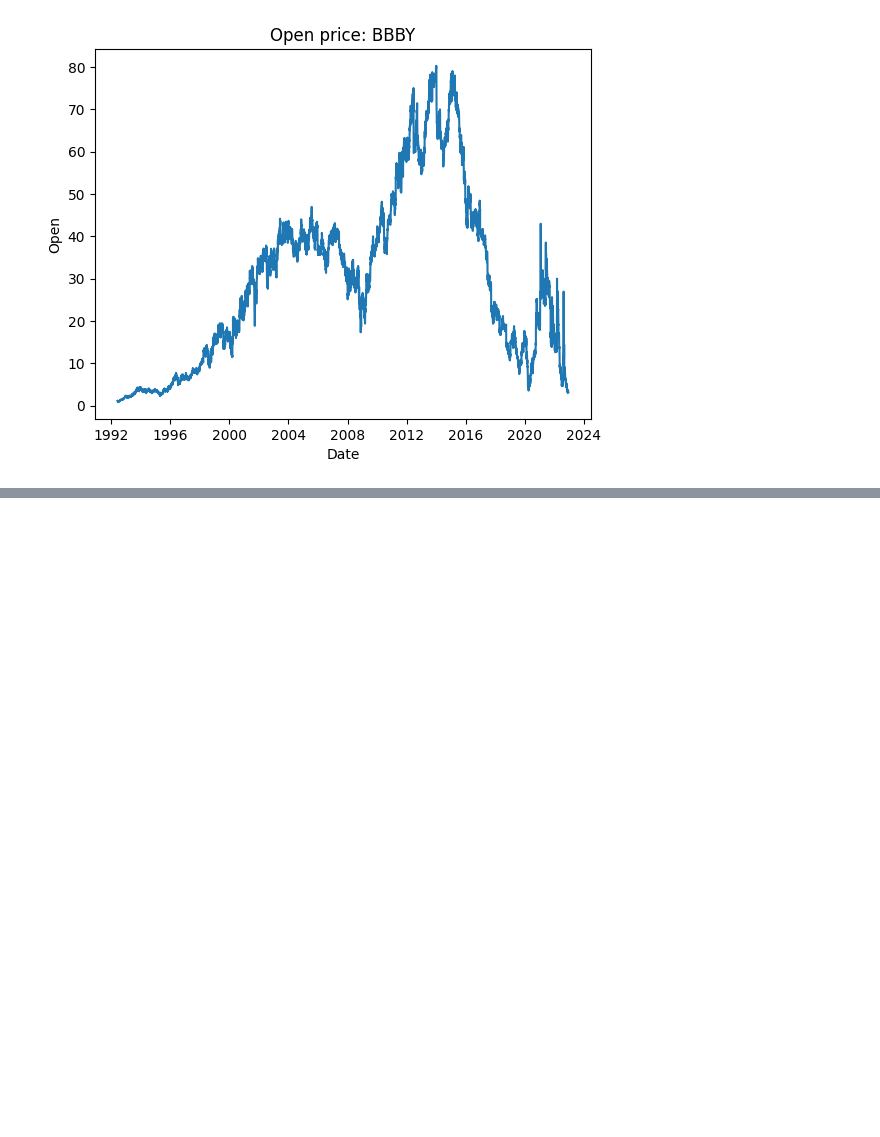
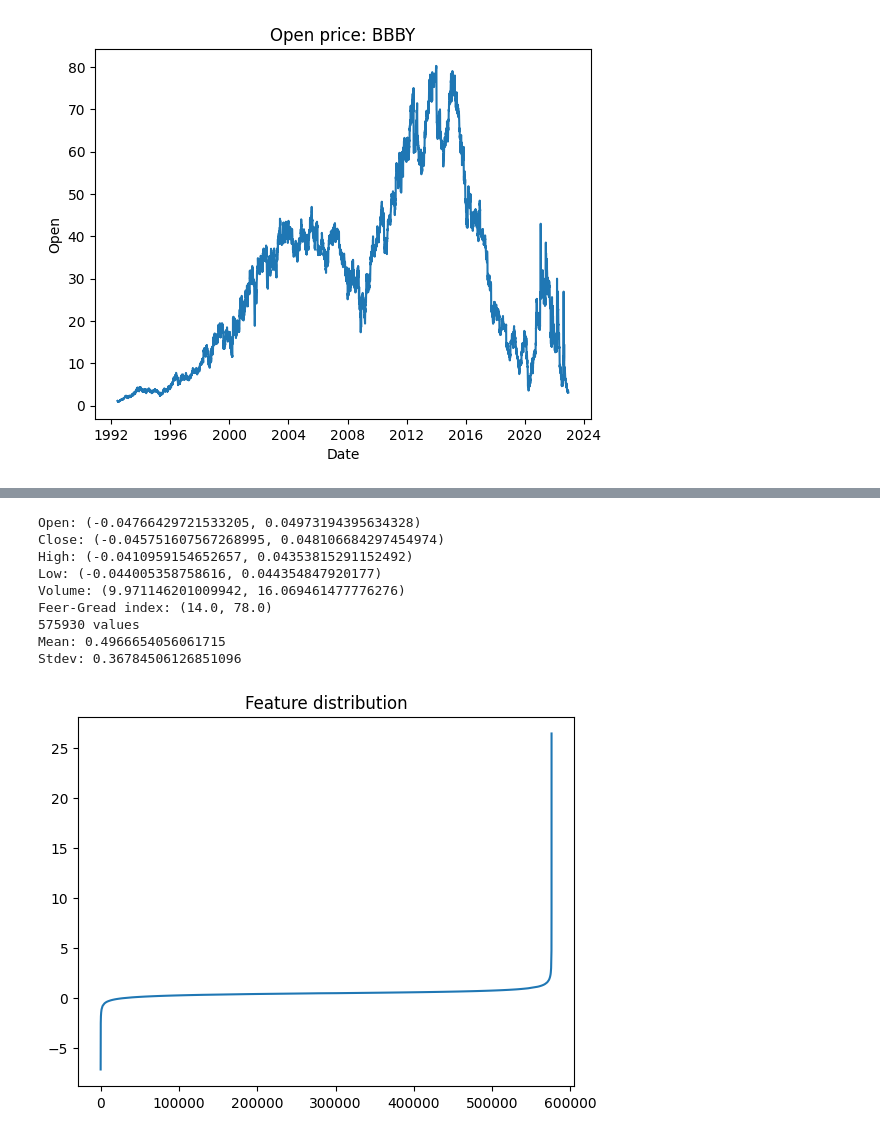
Before and after one commit to wolny33/ML-Trading, a Jupyter notebook: ml-trading.ipynb, the cells around one changed output, grey strips where cells are left out. Drawn from its saved outputs; the diff is of its cells as text; code cells hidden in the pictures; blank space fills up the shorter version.

```diff
--- a/ml-trading.ipynb
+++ b/ml-trading.ipynb
@@ -285,7 +127,0 @@ def calculate_weights(xs, ys, eps, show=False):
-# %%
-days_in = 10
-days_out = 5
-
-train_datasets, validation_datasets = load_datasets(250, training_limit='2021-12-12')
-train_x, train_y, test_x, test_y, encoder = datasets_to_training_data(train_datasets, days_in, days_out)
-validation_x, validation_y = datasets_to_validation_data(validation_datasets, days_in, days_out, encoder)
@@ -535,8 +127,0 @@ def simulate_parallel(datasets, encoder, model, strategy=None):
-# %%
-if True:
-    strategy = HoldStrategy(skew=0)
-    simulation = [r for r in simulate_parallel(validation_datasets, encoder, model, strategy)]
-    print(f"Return: {simulation[-1]*100}%")
-
-    t = [r for r in range(len(simulation))]
-    plt.plot(t, simulation)
@@ -594,0 +613,39 @@ os.listdir("/kaggle/working")
+# %%
+days_in = 10
+days_out = 5
+
+# train_datasets, validation_datasets, full_datasets, fear_greed_data = load_datasets(30, training_limit='2021-12-12')
+train_datasets, validation_datasets, full_datasets, fear_greed_data = dataset_loader.get_datasets()
+extractor = FeatureExtractor(full_datasets, fear_greed_data)
+train_x, train_y, test_x, test_y, train_token, test_token, encoder = datasets_to_training_data(train_datasets, days_in, days_out, extractor)
+validation_x, validation_y, validation_token = datasets_to_validation_data(validation_datasets, days_in, days_out, encoder)
+# %%
+### Input data inspection
+
+encoder.print_scaler_ranges()
+
+column = 0
+values = []
+for dataset in train_datasets.values():
+    values.extend(encoder.encode(dataset)[:, column])
+
+print(f"{len(values)} values")
+print(f"Mean: {np.mean(values)}")
+print(f"Stdev: {np.std(values)}")
+
+t = [i for i in range(len(values))]
+plt.plot(t, sorted(values))
+plt.title("Feature distribution")
+#plt.ylim([0, 1])
+plt.show()
+# %% [output]
+Open: (-0.04766429721533205, 0.04973194395634328)
+Close: (-0.045751607567268995, 0.048106684297454974)
+High: (-0.0410959154652657, 0.04353815291152492)
+Low: (-0.044005358758616, 0.044354847920177)
+Volume: (9.971146201009942, 16.069461477776276)
+Feer-Gread index: (14.0, 78.0)
+575930 values
+Mean: 0.4966654056061715
+Stdev: 0.36784506126851096
+[figure, added]
```
Also changed, not shown: parts of 77 cells of this notebook.
